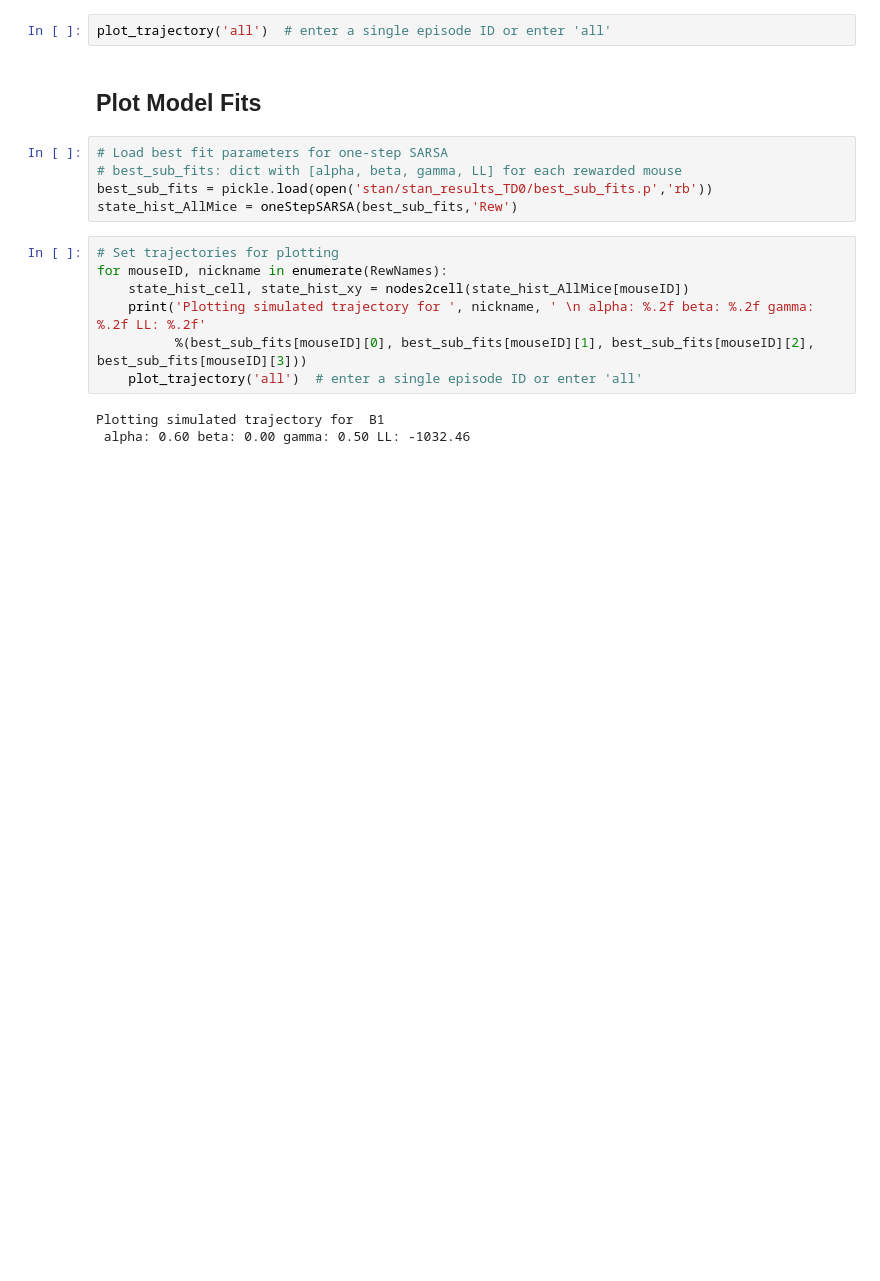
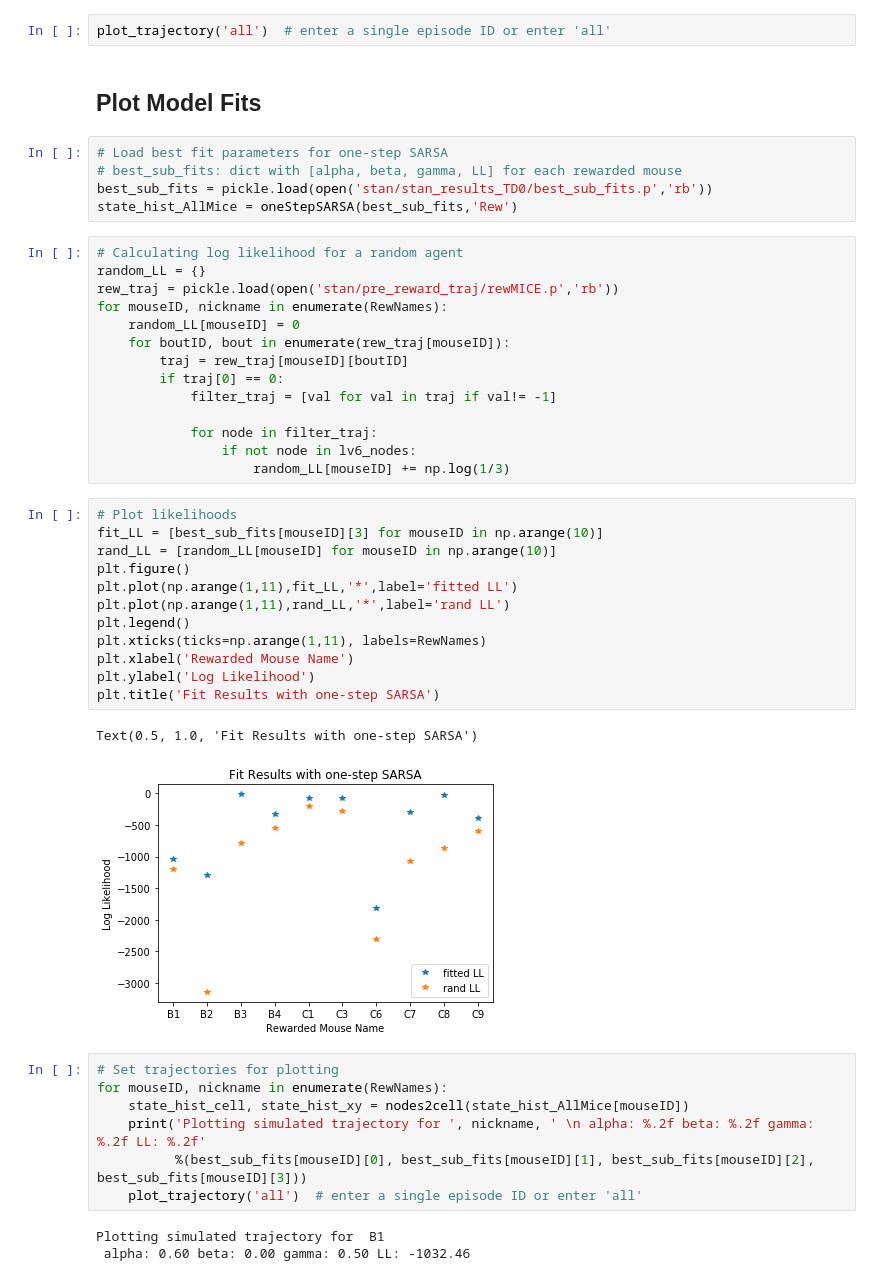
Before and after one commit to umeshksingla/MouseMazeHierRL, a Jupyter notebook: TD_Models.ipynb, the cells around one changed output. Drawn from its saved outputs; the diff is of its cells as text; blank space fills up the shorter version.

Commit message:
Summary plot for one-step SARSA
Plotted log likelihoods with a random agent vs one-step SARSA

```diff
--- a/TD_Models.ipynb
+++ b/TD_Models.ipynb
@@ -342,6 +342,35 @@ plot_trajectory('all')  # enter a single episode ID or enter 'all'
 # best_sub_fits: dict with [alpha, beta, gamma, LL] for each rewarded mouse
 best_sub_fits = pickle.load(open('stan/stan_results_TD0/best_sub_fits.p','rb'))
 state_hist_AllMice = oneStepSARSA(best_sub_fits,'Rew')
+# %%
+# Calculating log likelihood for a random agent
+random_LL = {}
+rew_traj = pickle.load(open('stan/pre_reward_traj/rewMICE.p','rb'))
+for mouseID, nickname in enumerate(RewNames):
+    random_LL[mouseID] = 0
+    for boutID, bout in enumerate(rew_traj[mouseID]):
+        traj = rew_traj[mouseID][boutID]
+        if traj[0] == 0:
+            filter_traj = [val for val in traj if val!= -1]
+
+            for node in filter_traj:
+                if not node in lv6_nodes:
+                    random_LL[mouseID] += np.log(1/3)
+# %%
+# Plot likelihoods
+fit_LL = [best_sub_fits[mouseID][3] for mouseID in np.arange(10)]
+rand_LL = [random_LL[mouseID] for mouseID in np.arange(10)]
+plt.figure()
+plt.plot(np.arange(1,11),fit_LL,'*',label='fitted LL')
+plt.plot(np.arange(1,11),rand_LL,'*',label='rand LL')
+plt.legend()
+plt.xticks(ticks=np.arange(1,11), labels=RewNames)
+plt.xlabel('Rewarded Mouse Name')
+plt.ylabel('Log Likelihood')
+plt.title('Fit Results with one-step SARSA')
+# %% [output]
+Text(0.5, 1.0, 'Fit Results with one-step SARSA')
+[figure, added]
 # %%
 # Set trajectories for plotting
 for mouseID, nickname in enumerate(RewNames):
```
